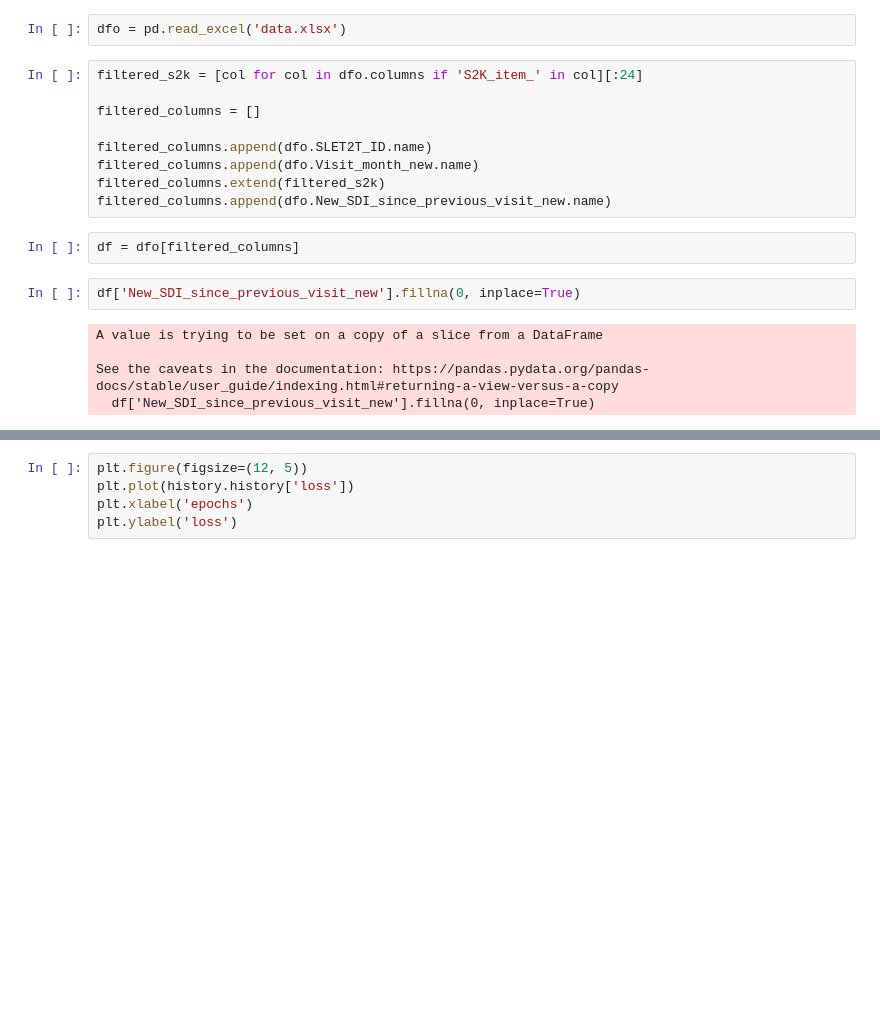
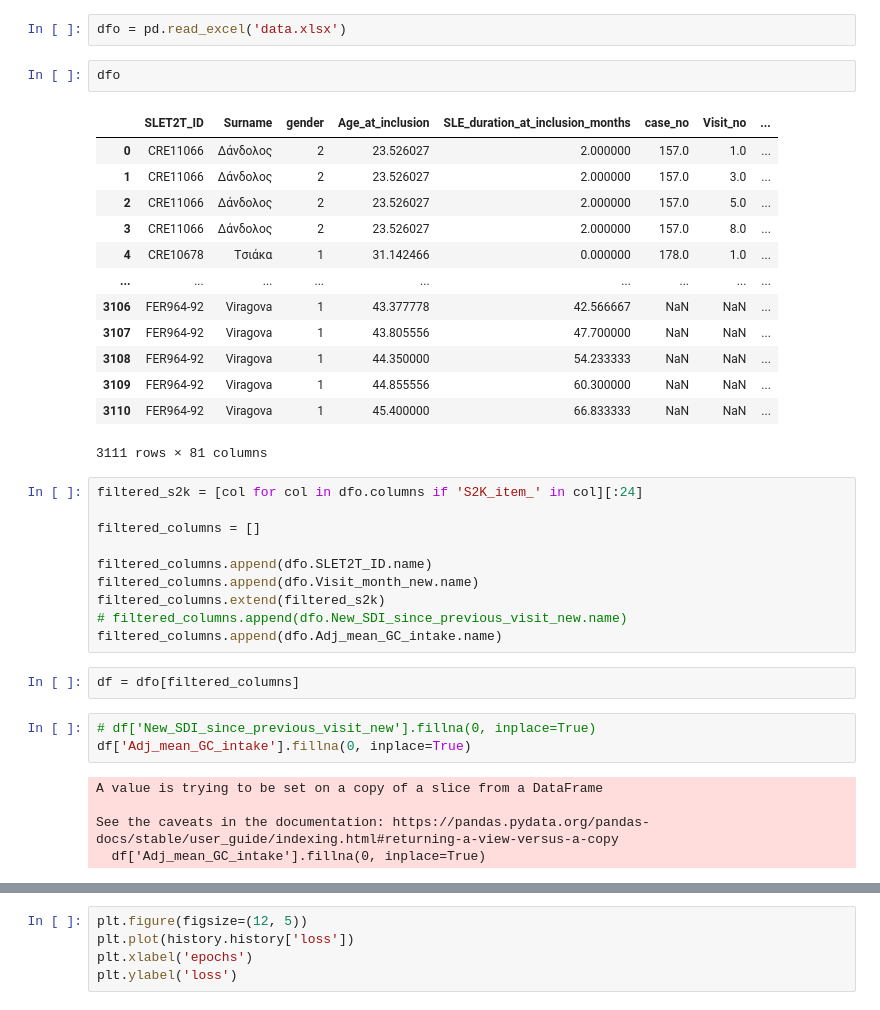
Before and after one commit to isevr/SDI, a Jupyter notebook: cae.ipynb, the cells around one changed output, grey strips where cells are left out. Cells and saved outputs as stored; diff of their text form; blank space fills up the shorter version.

```diff
--- a/cae.ipynb
+++ b/cae.ipynb
@@ -8,6 +8,22 @@ pd.set_option('display.max_columns', None)
 sns.set_theme()
 # %%
 dfo = pd.read_excel('data.xlsx')
+# %%
+dfo
+# %% [output]
+|  | SLET2T_ID | Surname | gender | Age_at_inclusion | SLE_duration_at_inclusion_months | case_no | Visit_no | ... |
+| 0 | CRE11066 | Δάνδολος | 2 | 23.526027 | 2.000000 | 157.0 | 1.0 | ... |
+| 1 | CRE11066 | Δάνδολος | 2 | 23.526027 | 2.000000 | 157.0 | 3.0 | ... |
+| 2 | CRE11066 | Δάνδολος | 2 | 23.526027 | 2.000000 | 157.0 | 5.0 | ... |
+| 3 | CRE11066 | Δάνδολος | 2 | 23.526027 | 2.000000 | 157.0 | 8.0 | ... |
+| 4 | CRE10678 | Tσιάκα | 1 | 31.142466 | 0.000000 | 178.0 | 1.0 | ... |
+| ... | ... | ... | ... | ... | ... | ... | ... | ... |
+| 3106 | FER964-92 | Viragova | 1 | 43.377778 | 42.566667 | NaN | NaN | ... |
+| 3107 | FER964-92 | Viragova | 1 | 43.805556 | 47.700000 | NaN | NaN | ... |
+| 3108 | FER964-92 | Viragova | 1 | 44.350000 | 54.233333 | NaN | NaN | ... |
+| 3109 | FER964-92 | Viragova | 1 | 44.855556 | 60.300000 | NaN | NaN | ... |
+| 3110 | FER964-92 | Viragova | 1 | 45.400000 | 66.833333 | NaN | NaN | ... |
+3111 rows × 81 columns
 # %%
 filtered_s2k = [col for col in dfo.columns if 'S2K_item_' in col][:24]
 
@@ -16,14 +32,16 @@ filtered_columns = []
 filtered_columns.append(dfo.SLET2T_ID.name)
 filtered_columns.append(dfo.Visit_month_new.name)
 filtered_columns.extend(filtered_s2k)
-filtered_columns.append(dfo.New_SDI_since_previous_visit_new.name)
+# filtered_columns.append(dfo.New_SDI_since_previous_visit_new.name)
+filtered_columns.append(dfo.Adj_mean_GC_intake.name)
 # %%
 df = dfo[filtered_columns]
 # %%
-df['New_SDI_since_previous_visit_new'].fillna(0, inplace=True)
+# df['New_SDI_since_previous_visit_new'].fillna(0, inplace=True)
+df['Adj_mean_GC_intake'].fillna(0, inplace=True)
 # %% [output]
 A value is trying to be set on a copy of a slice from a DataFrame
 
 See the caveats in the documentation: https://pandas.pydata.org/pandas-docs/stable/user_guide/indexing.html#returning-a-view-versus-a-copy
-  df['New_SDI_since_previous_visit_new'].fillna(0, inplace=True)
+  df['Adj_mean_GC_intake'].fillna(0, inplace=True)
 # %%
```
Also changed, not shown: parts of 4 cells of this notebook.
